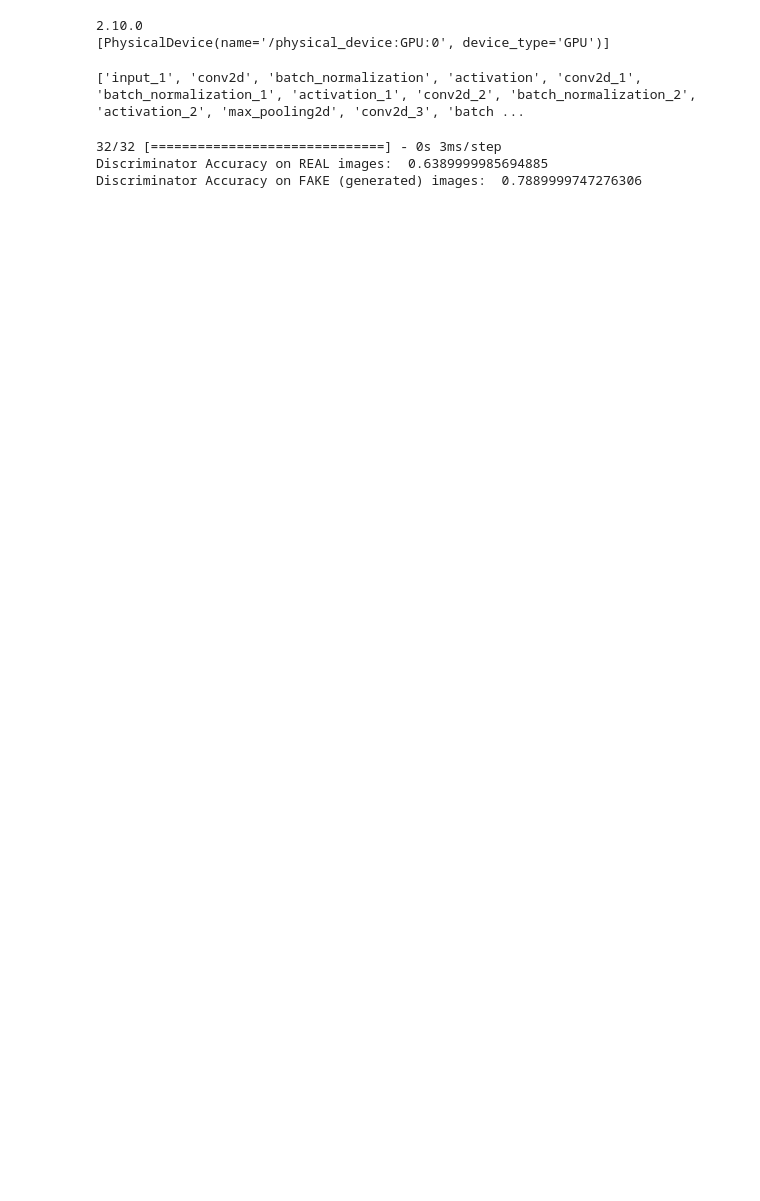
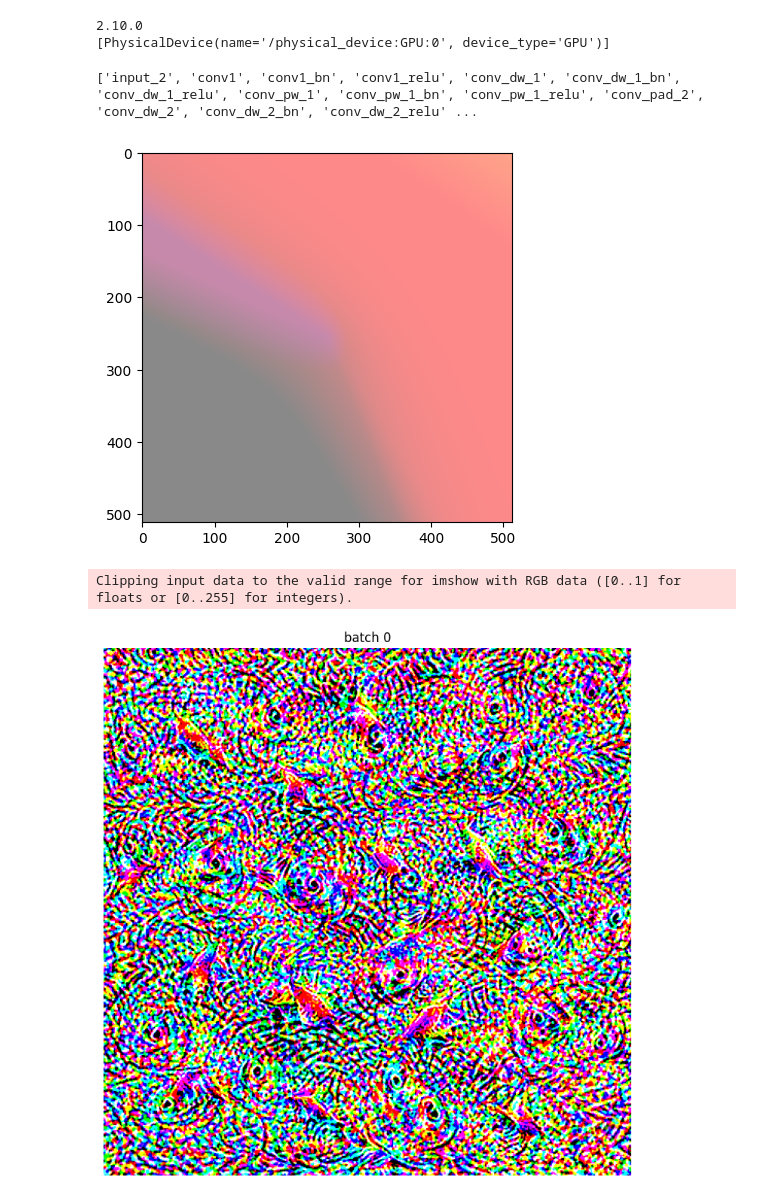
Before and after one commit to Asc13/Afterthought, a Jupyter notebook: main.ipynb, the cells around one changed output. Cells and saved outputs as stored; diff of their text form; code cells hidden in the pictures; blank space fills up the shorter version.

```diff
--- a/main.ipynb
+++ b/main.ipynb
@@ -20,8 +19,8 @@ print(tf.config.list_physical_devices('GPU'))
 2.10.0
 [PhysicalDevice(name='/physical_device:GPU:0', device_type='GPU')]
 # %%
-model = Wrapper('InceptionV3')
+model = Wrapper('MobileNet')
 
 print(model.layers())
 # %% [output]
-['input_1', 'conv2d', 'batch_normalization', 'activation', 'conv2d_1', 'batch_normalization_1', 'activation_1', 'conv2d_2', 'batch_normalization_2', 'activation_2', 'max_pooling2d', 'conv2d_3', 'batch ...
+['input_2', 'conv1', 'conv1_bn', 'conv1_relu', 'conv_dw_1', 'conv_dw_1_bn', 'conv_dw_1_relu', 'conv_pw_1', 'conv_pw_1_bn', 'conv_pw_1_relu', 'conv_pad_2', 'conv_dw_2', 'conv_dw_2_bn', 'conv_dw_2_relu' ...
@@ -43,6 +27,24 @@ dgn_am.train(train_dataset, 10, verbose = False)
-# %%
-dgn_am.evaluate(train_X, 1000)
-# %% [output]
-32/32 [==============================] - 0s 3ms/step
-Discriminator Accuracy on REAL images:  0.6389999985694885
-Discriminator Accuracy on FAKE (generated) images:  0.7889999747276306
+# %%
+inputs = [(4, 2)]
+
+for n, i in enumerate(inputs, start = 1):
+    p = Parameterization.image_cppn(512, num_hidden_channels = i[0],
+                                    num_layers = i[1],
+                                    activation_func = relu_normalized)
+
+    plt.imshow(p.function[0](p.images[0])[0])
+    plt.show()
+    o = Objective.channel(model, -1, 1)
+
+    images = run(o, p, steps = 1000,
+                 learning_rate = 0.01,
+                 verbose = False)
+
+    plot_all(images)
+
+    #break
+    #tf.keras.utils.save_img(f'images_doc/param/cpppn-expF-{n}.png', images[0][0])
+# %% [output]
+[figure, added]
+Clipping input data to the valid range for imshow with RGB data ([0..1] for floats or [0..255] for integers).
+[figure, added]
```
Also changed, not shown: parts of 7 cells of this notebook, 58 other files.
